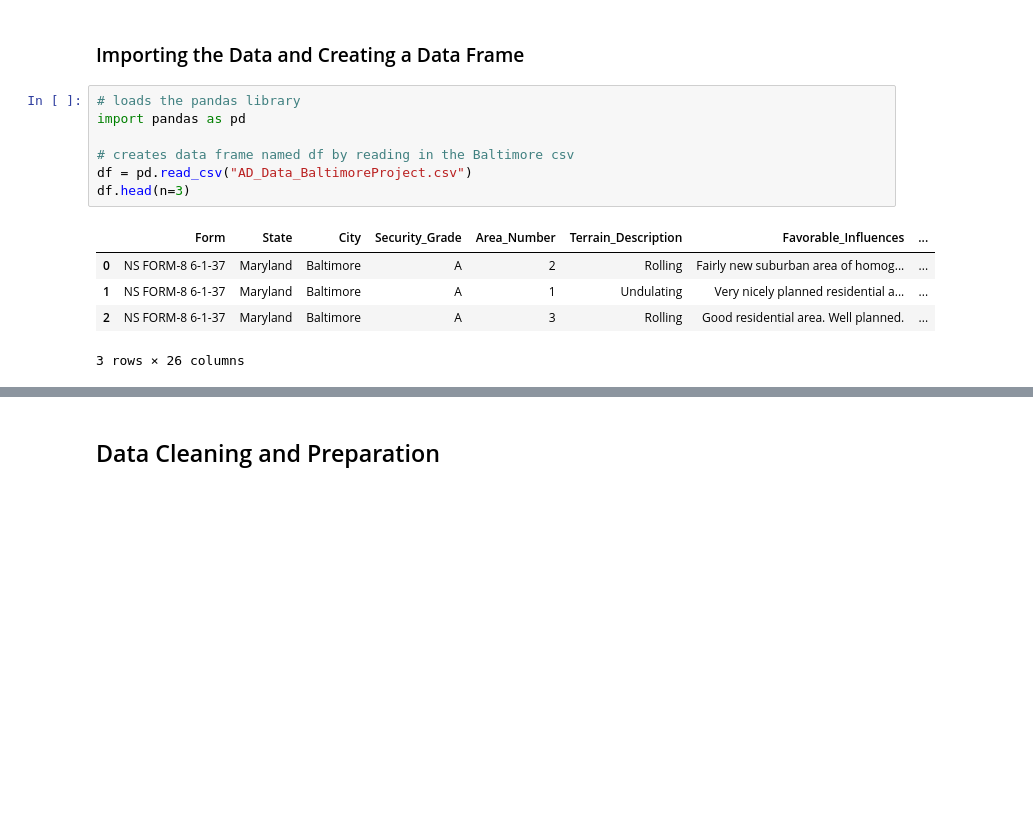
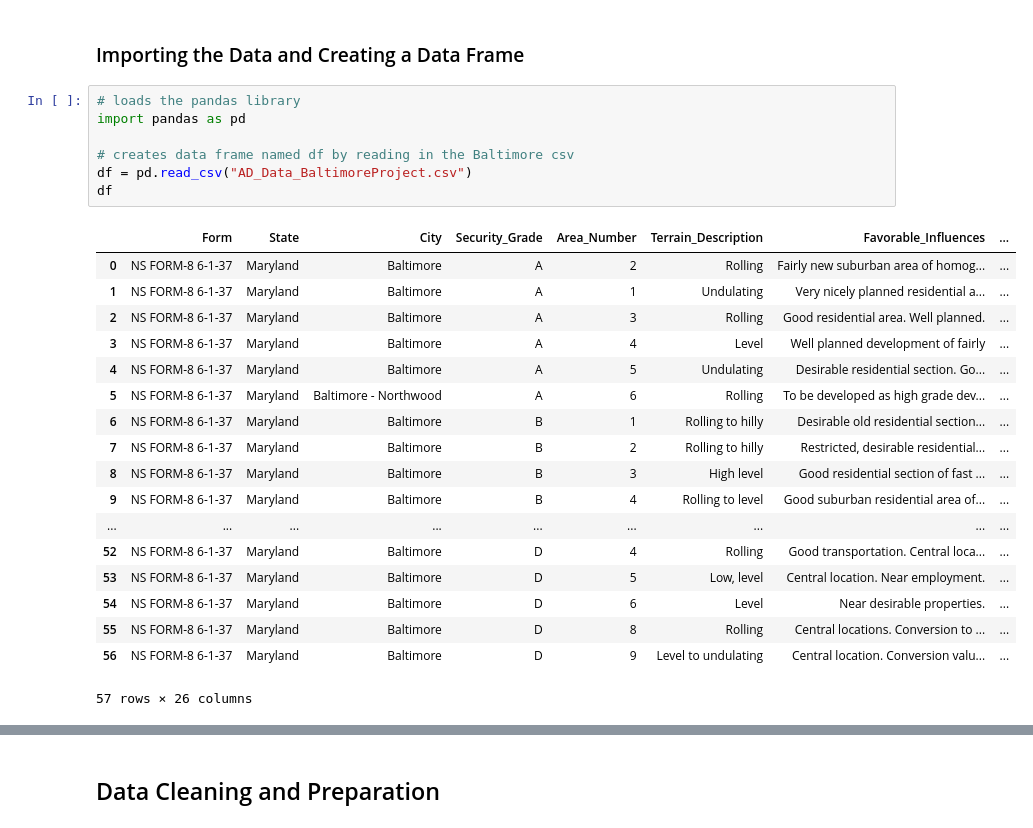
Before and after one commit to sagarrat7/Baltimore-Redlining, a Jupyter notebook: notebook/Baltimore .ipynb, the cells around one changed output, grey strips where cells are left out. Drawn from its saved outputs; the diff is of its cells as text; blank space fills up the shorter version.

```diff
--- a/notebook/Baltimore .ipynb
+++ b/notebook/Baltimore .ipynb
@@ -30,16 +30,29 @@ Using the pandas library, we can create a data frame from the csv. A __data fram
 # %%
 # loads the pandas library
 import pandas as pd
 
 # creates data frame named df by reading in the Baltimore csv
 df = pd.read_csv("AD_Data_BaltimoreProject.csv")
-df.head(n=3)
+df
 # %% [output]
 |  | Form | State | City | Security_Grade | Area_Number | Terrain_Description | Favorable_Influences | ... |
 | 0 | NS FORM-8 6-1-37 | Maryland | Baltimore | A | 2 | Rolling | Fairly new suburban area of homog... | ... |
 | 1 | NS FORM-8 6-1-37 | Maryland | Baltimore | A | 1 | Undulating | Very nicely planned residential a... | ... |
 | 2 | NS FORM-8 6-1-37 | Maryland | Baltimore | A | 3 | Rolling | Good residential area. Well planned. | ... |
+| 3 | NS FORM-8 6-1-37 | Maryland | Baltimore | A | 4 | Level | Well planned development of fairly | ... |
+| 4 | NS FORM-8 6-1-37 | Maryland | Baltimore | A | 5 | Undulating | Desirable residential section. Go... | ... |
+| 5 | NS FORM-8 6-1-37 | Maryland | Baltimore - Northwood | A | 6 | Rolling | To be developed as high grade dev... | ... |
+| 6 | NS FORM-8 6-1-37 | Maryland | Baltimore | B | 1 | Rolling to hilly | Desirable old residential section... | ... |
+| 7 | NS FORM-8 6-1-37 | Maryland | Baltimore | B | 2 | Rolling to hilly | Restricted, desirable residential... | ... |
+| 8 | NS FORM-8 6-1-37 | Maryland | Baltimore | B | 3 | High level | Good residential section of fast ... | ... |
+| 9 | NS FORM-8 6-1-37 | Maryland | Baltimore | B | 4 | Rolling to level | Good suburban residential area of... | ... |
+| ... | ... | ... | ... | ... | ... | ... | ... | ... |
+| 52 | NS FORM-8 6-1-37 | Maryland | Baltimore | D | 4 | Rolling | Good transportation. Central loca... | ... |
+| 53 | NS FORM-8 6-1-37 | Maryland | Baltimore | D | 5 | Low, level | Central location. Near employment. | ... |
+| 54 | NS FORM-8 6-1-37 | Maryland | Baltimore | D | 6 | Level | Near desirable properties. | ... |
+| 55 | NS FORM-8 6-1-37 | Maryland | Baltimore | D | 8 | Rolling | Central locations. Conversion to ... | ... |
+| 56 | NS FORM-8 6-1-37 | Maryland | Baltimore | D | 9 | Level to undulating | Central location. Conversion valu... | ... |
-3 rows × 26 columns
+57 rows × 26 columns
 # %% [markdown]
 <img src="Baltimore_AD_002.png" width=400 >
 
```
Also changed, not shown: parts of 12 cells of this notebook, 11 other files.
